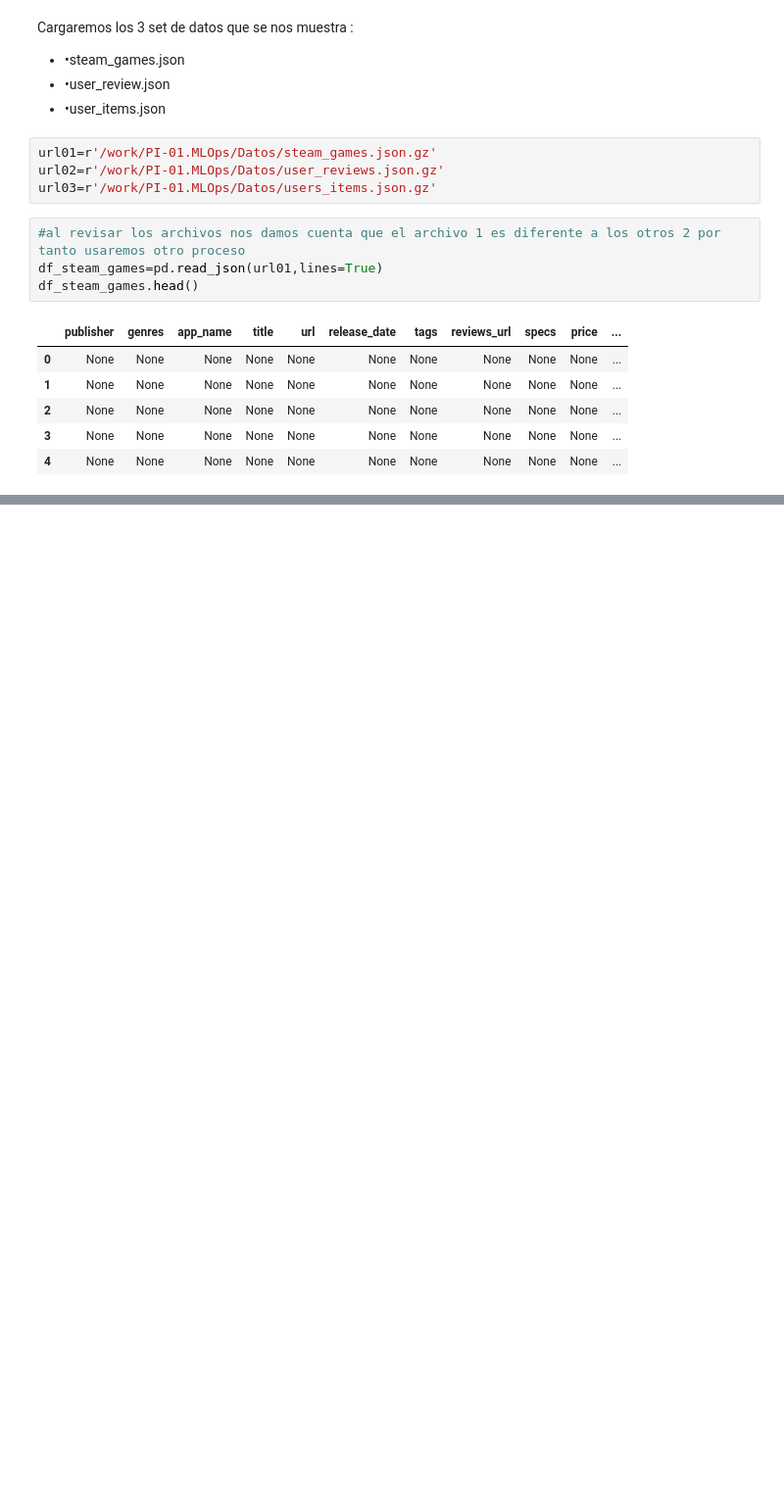
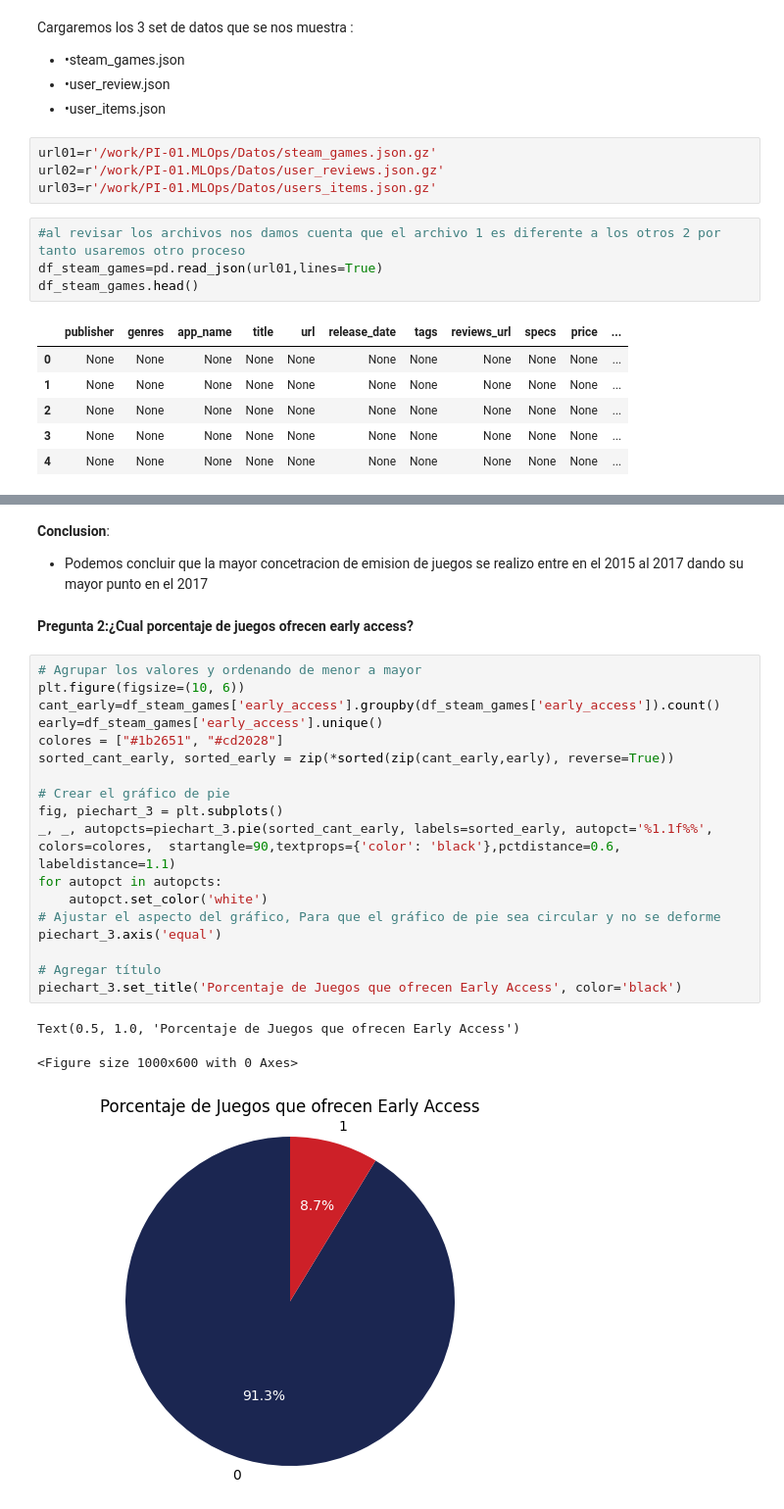
Before and after one commit to AlisterVento/PI-01.MLOps, a Jupyter notebook: Proyecto MLOps.ipynb, the cells around one changed output, grey strips where cells are left out. Shown at 98% size. Saved outputs shown, nothing was run; the diff lists cells and outputs as text; blank space fills up the shorter version.

```diff
--- a/Proyecto MLOps.ipynb
+++ b/Proyecto MLOps.ipynb
@@ -174,0 +177,27 @@ dtype: int64
+# %% [markdown]
+**Conclusion**:
+* Podemos concluir que la mayor concetracion de emision de juegos se realizo entre en el 2015 al 2017 dando su mayor punto en el 2017
+# %% [markdown]
+**Pregunta 2:¿Cual porcentaje de juegos ofrecen early access?**
+# %%
+# Agrupar los valores y ordenando de menor a mayor
+plt.figure(figsize=(10, 6))
+cant_early=df_steam_games['early_access'].groupby(df_steam_games['early_access']).count()
+early=df_steam_games['early_access'].unique()
+colores = ["#1b2651", "#cd2028"]
+sorted_cant_early, sorted_early = zip(*sorted(zip(cant_early,early), reverse=True))
+
+# Crear el gráfico de pie
+fig, piechart_3 = plt.subplots()
+_, _, autopcts=piechart_3.pie(sorted_cant_early, labels=sorted_early, autopct='%1.1f%%', colors=colores,  startangle=90,textprops={'color': 'black'},pctdistance=0.6, labeldistance=1.1)
+for autopct in autopcts:
+    autopct.set_color('white')
+# Ajustar el aspecto del gráfico, Para que el gráfico de pie sea circular y no se deforme
+piechart_3.axis('equal')
+
+# Agregar título
+piechart_3.set_title('Porcentaje de Juegos que ofrecen Early Access', color='black')
+# %% [output]
+Text(0.5, 1.0, 'Porcentaje de Juegos que ofrecen Early Access')
+<Figure size 1000x600 with 0 Axes>
+[figure, added]
```
Also changed, not shown: parts of 105 cells of this notebook, 15 other files.
